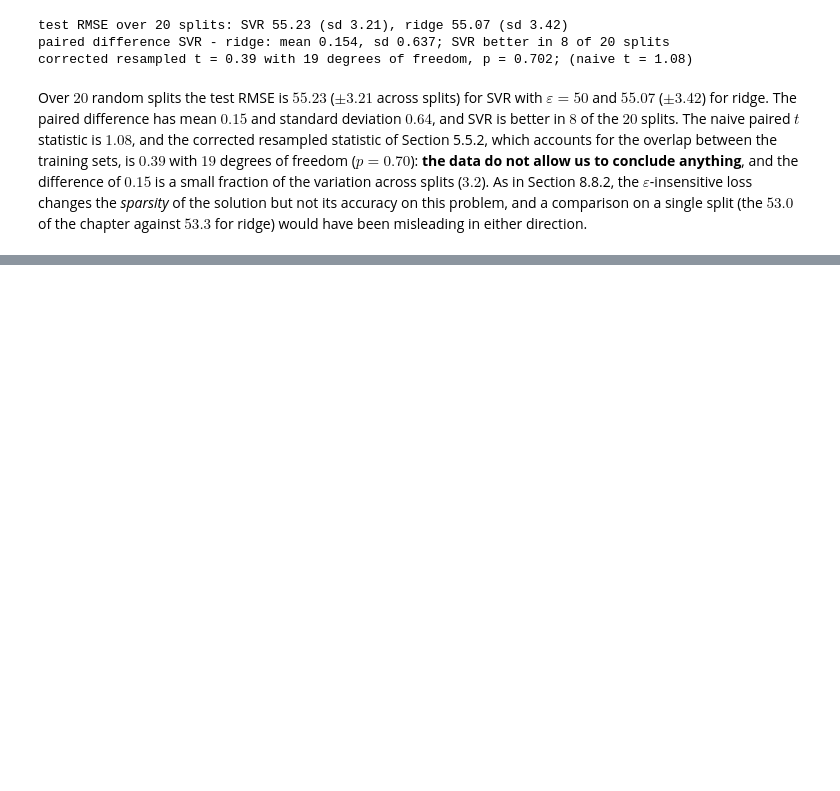
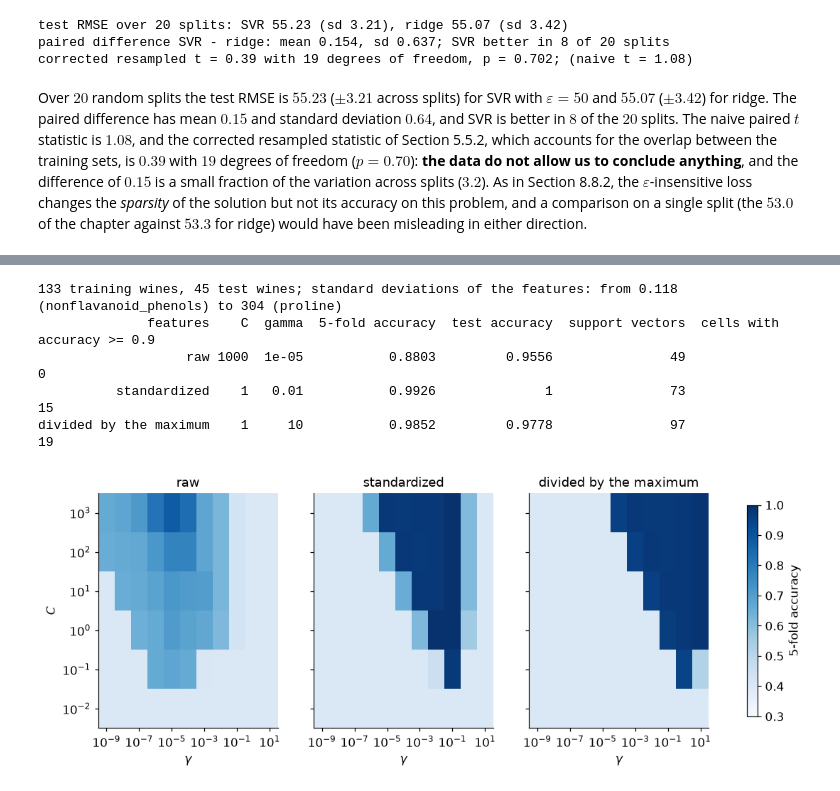
Before and after one commit to Brosss98/machine-learning-with-python-book, a Jupyter notebook: appendices/appendix_c_solutions.ipynb, the cells around one changed output, grey strips where cells are left out. Drawn from its saved outputs; the diff is of its cells as text; code cells hidden in the pictures; blank space fills up the shorter version.

Commit message:
Release v0.9.0: Chapter 9, Kernel Functions and the Representer Theorem

```diff
--- a/appendices/appendix_c_solutions.ipynb
+++ b/appendices/appendix_c_solutions.ipynb
@@ -2852,0 +2986,41 @@ Over $20$ random splits the test RMSE is $55.23$ ($\pm 3.21$ across splits) for
+# %%
+def solution_9_8():
+    from sklearn.datasets import load_wine
+    from sklearn.model_selection import GridSearchCV, StratifiedKFold, train_test_split
+    from sklearn.preprocessing import StandardScaler
+    from sklearn.svm import SVC
+
+    wine = load_wine()
+    Xtr, Xte, ytr, yte = train_test_split(wine.data, wine.target, test_size=0.25, random_state=SEED, stratify=wine.target)
+    sd = pd.Series(Xtr.std(axis=0), index=wine.feature_names)
+    print(f"{len(ytr)} training wines, {len(yte)} test wines; standard deviations of the features: from {sd.min():.3g} ({sd.idxmin()}) to {sd.max():.3g} ({sd.idxmax()})")
+    std = StandardScaler().fit(Xtr)
+    versions = {"raw": (Xtr, Xte), "standardized": (std.transform(Xtr), std.transform(Xte)), "divided by the maximum": (Xtr / Xtr.max(axis=0), Xte / Xtr.max(axis=0))}
+    C_grid, g_grid = 10.0 ** np.arange(-2, 4), 10.0 ** np.arange(-9, 1.01, 1)
+    skf = StratifiedKFold(5, shuffle=True, random_state=SEED)
+    maps, rows = {}, []
+    for name, (A, At) in versions.items():
+        gs = GridSearchCV(SVC(kernel="rbf", tol=1e-4), {"C": C_grid, "gamma": g_grid}, cv=skf, scoring="accuracy").fit(A, ytr)
+        maps[name] = gs.cv_results_["mean_test_score"].reshape(len(C_grid), len(g_grid))
+        rows.append({"features": name, "C": gs.best_params_["C"], "gamma": gs.best_params_["gamma"], "5-fold accuracy": gs.best_score_, "test accuracy": gs.score(At, yte),
+                     "support vectors": len(gs.best_estimator_.support_), "cells with accuracy >= 0.9": int((maps[name] >= 0.9).sum())})
+    print(pd.DataFrame(rows).to_string(index=False, float_format=lambda v: f"{v:.4g}"))
+    fig, axes = plt.subplots(1, 3, figsize=(12.6, 3.9), sharey=True)
+    for ax, (name, m) in zip(axes, maps.items()):
+        im = ax.imshow(m, origin="lower", cmap="Blues", vmin=0.3, vmax=1.0, aspect="auto")
+        ax.set_xticks(range(0, len(g_grid), 2)); ax.set_xticklabels([f"$10^{{{int(np.log10(g_grid[i]))}}}$" for i in range(0, len(g_grid), 2)])
+        ax.set_yticks(range(len(C_grid))); ax.set_yticklabels([f"$10^{{{int(np.log10(c))}}}$" for c in C_grid])
+        ax.set(xlabel=r"$\gamma$", title=name); ax.grid(False)
+    axes[0].set_ylabel("$C$")
+    fig.colorbar(im, ax=axes, label="5-fold accuracy", shrink=0.9)
+    plt.show()
+
+
+solution_9_8()
+# %% [output]
+133 training wines, 45 test wines; standard deviations of the features: from 0.118 (nonflavanoid_phenols) to 304 (proline)
+              features    C  gamma  5-fold accuracy  test accuracy  support vectors  cells with accuracy >= 0.9
+                   raw 1000  1e-05           0.8803         0.9556               49                           0
+          standardized    1   0.01           0.9926              1               73                          15
+divided by the maximum    1     10           0.9852         0.9778               97                          19
+[figure, added]
```
Also changed, not shown: parts of 11 cells of this notebook, 11 other files.
